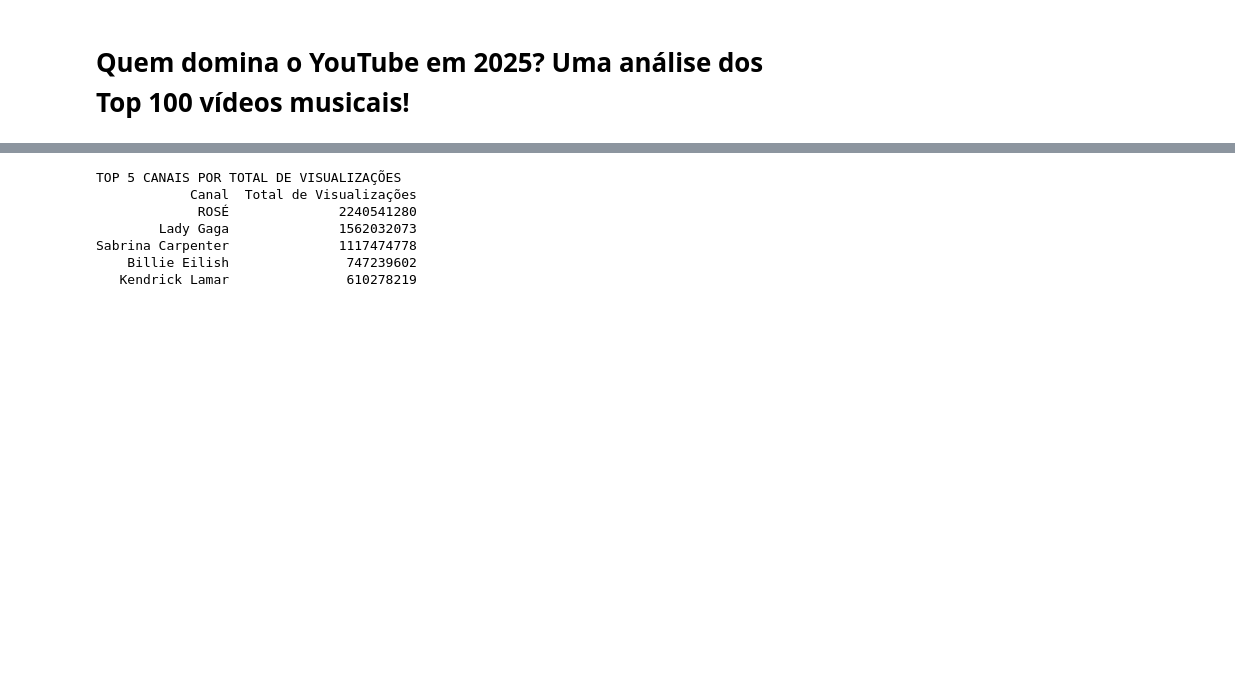
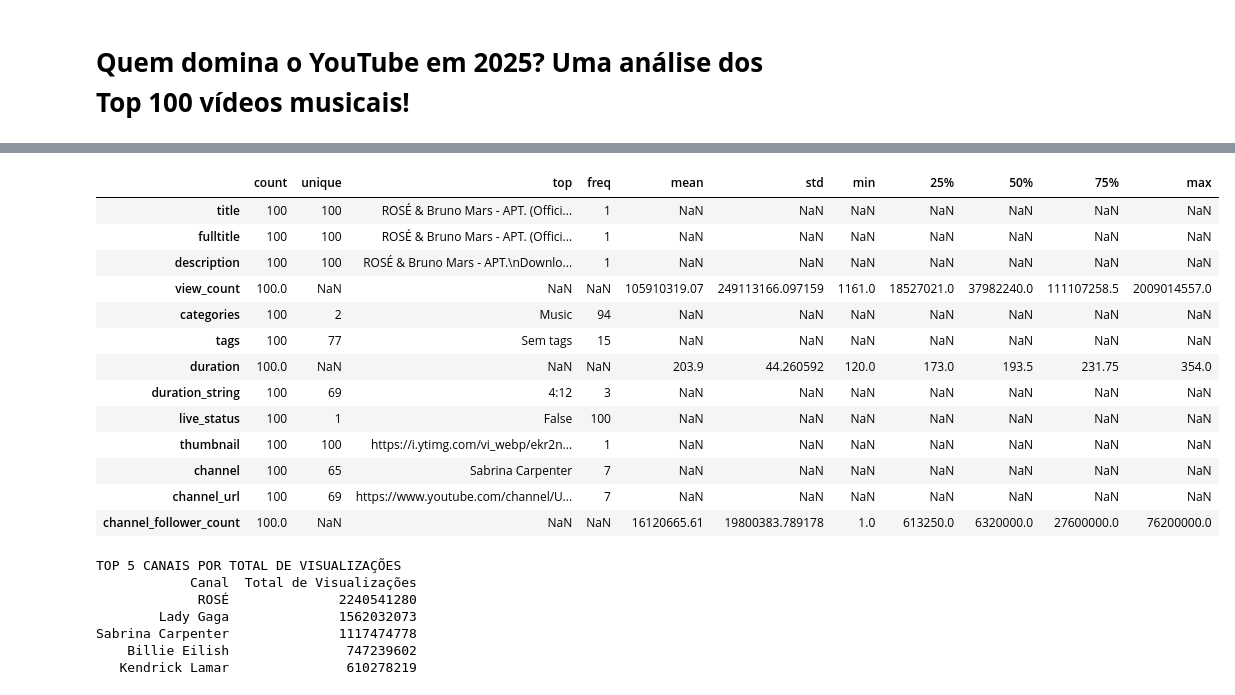
Before and after one commit to gutosavi/youtube-top-100-analysis, a Jupyter notebook: notebooks/top100musicas.ipynb, the cells around one changed output, grey strips where cells are left out. Saved outputs shown, nothing was run; the diff lists cells and outputs as text; code cells hidden in the pictures; blank space fills up the shorter version.

```diff
--- a/notebooks/top100musicas.ipynb
+++ b/notebooks/top100musicas.ipynb
@@ -15,7 +15,7 @@ sns.set(style='whitegrid', rc={'figure.dpi':100})
 pd.set_option('display.max_colwidth', 200)
 
 
-df = pd.read_csv(r'd:/Python/top_youtube/data/youtube_top_100_songs_2025.csv')
+df = pd.read_csv(r'd:/Python/top_youtube/youtube-top-100-analysis/data/youtube_top_100_songs_2025.csv')
 profile = ProfileReport(df, title="Profiling Report")
 
 df.head()
@@ -35,0 +46,7 @@ Index(['title', 'fulltitle', 'description', 'view_count', 'categories', 'tags',
+# %%
+# Verificando valores nulos
+
+df['tags'] = df['tags'].fillna('Sem tags')
+print(df.isnull().sum())
+print('\n')
+print('Valores nulos substituídos')
@@ -36,3 +71,22 @@ Index(['title', 'fulltitle', 'description', 'view_count', 'categories', 'tags',
+# %%
+# Estatítiscas do dataset
+
+isplay(df.describe(include='all').T)
+# %% [output]
+|  | count | unique | top | freq | mean | std | min | 25% | 50% | 75% | max |
+| title | 100 | 100 | ROSÉ & Bruno Mars - APT. (Offici... | 1 | NaN | NaN | NaN | NaN | NaN | NaN | NaN |
+| fulltitle | 100 | 100 | ROSÉ & Bruno Mars - APT. (Offici... | 1 | NaN | NaN | NaN | NaN | NaN | NaN | NaN |
+| description | 100 | 100 | ROSÉ & Bruno Mars - APT.\nDownlo... | 1 | NaN | NaN | NaN | NaN | NaN | NaN | NaN |
+| view_count | 100.0 | NaN | NaN | NaN | 105910319.07 | 249113166.097159 | 1161.0 | 18527021.0 | 37982240.0 | 111107258.5 | 2009014557.0 |
+| categories | 100 | 2 | Music | 94 | NaN | NaN | NaN | NaN | NaN | NaN | NaN |
+| tags | 100 | 77 | Sem tags | 15 | NaN | NaN | NaN | NaN | NaN | NaN | NaN |
+| duration | 100.0 | NaN | NaN | NaN | 203.9 | 44.260592 | 120.0 | 173.0 | 193.5 | 231.75 | 354.0 |
+| duration_string | 100 | 69 | 4:12 | 3 | NaN | NaN | NaN | NaN | NaN | NaN | NaN |
+| live_status | 100 | 1 | False | 100 | NaN | NaN | NaN | NaN | NaN | NaN | NaN |
+| thumbnail | 100 | 100 | https://i.ytimg.com/vi_webp/ekr2n... | 1 | NaN | NaN | NaN | NaN | NaN | NaN | NaN |
+| channel | 100 | 65 | Sabrina Carpenter | 7 | NaN | NaN | NaN | NaN | NaN | NaN | NaN |
+| channel_url | 100 | 69 | https://www.youtube.com/channel/U... | 7 | NaN | NaN | NaN | NaN | NaN | NaN | NaN |
+| channel_follower_count | 100.0 | NaN | NaN | NaN | 16120665.61 | 19800383.789178 | 1.0 | 613250.0 | 6320000.0 | 27600000.0 | 76200000.0 |
 # %%
 # Dominância no YouTube: Top Artistas/Canais
 
```
Also changed, not shown: parts of 4 cells of this notebook, 2 other files.
